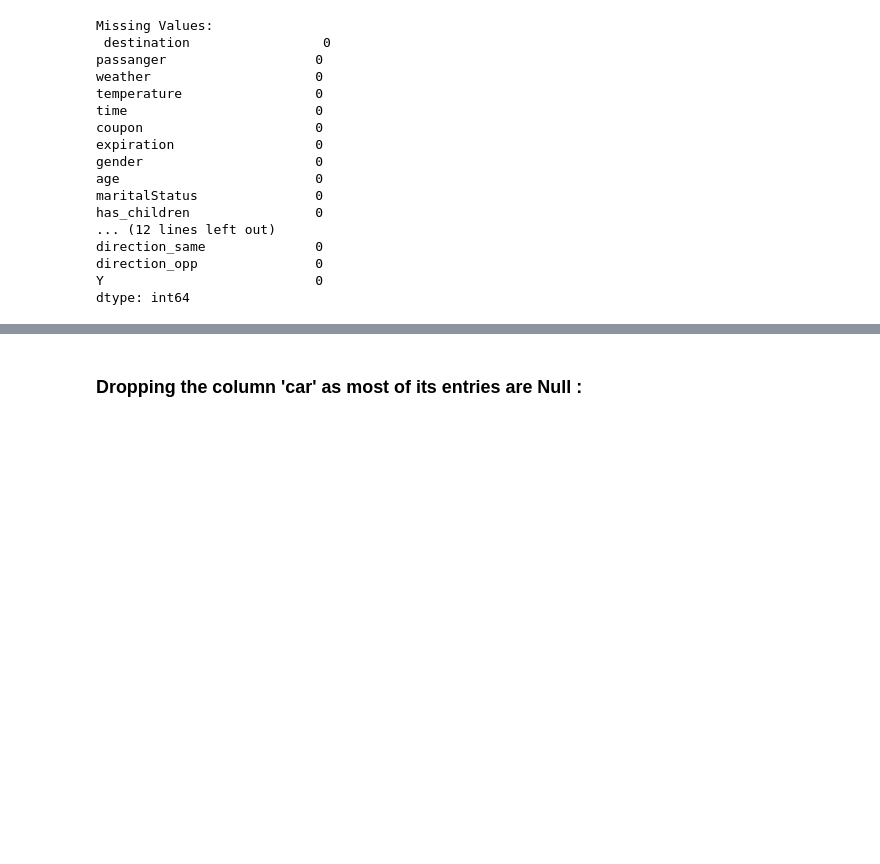
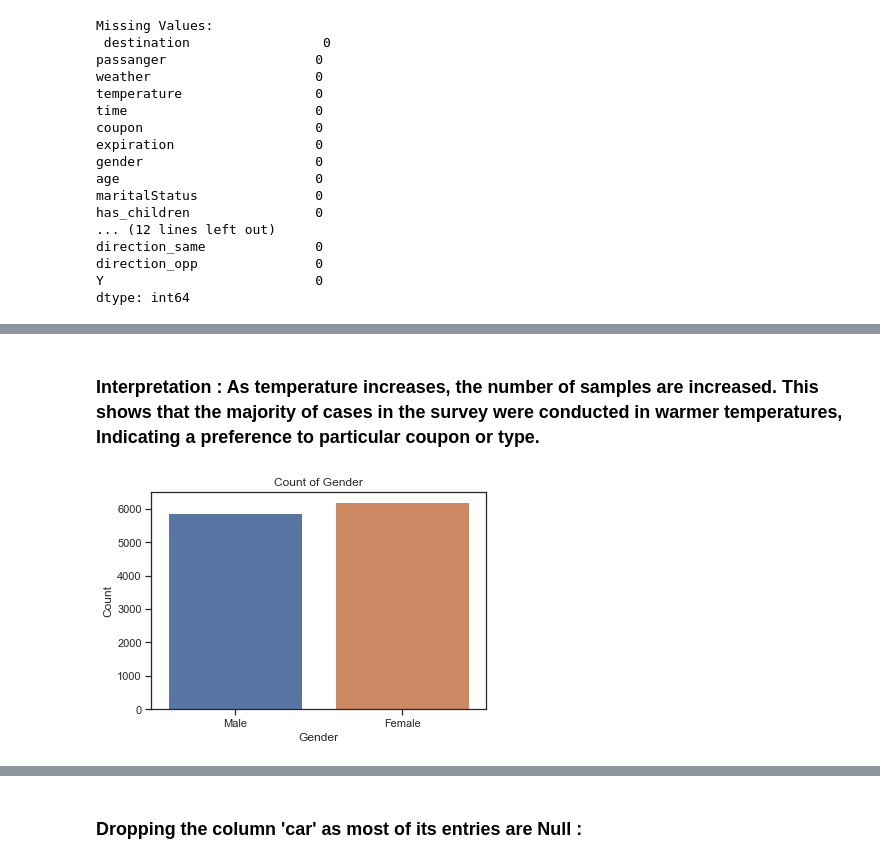
Before and after one commit to DATA-606-2023-FALL-MONDAY/Kasuganti_Saathyak, a Jupyter notebook: src/WIP_notebook.ipynb, the cells around one changed output, grey strips where cells are left out. Cells and saved outputs as stored; diff of their text form; code cells hidden in the pictures; blank space fills up the shorter version.

```diff
--- a/src/WIP_notebook.ipynb
+++ b/src/WIP_notebook.ipynb
@@ -59,0 +106,10 @@ dtype: int64
+# %% [markdown]
+###  Interpretation : As temperature increases, the number of samples are increased. This shows that the majority of cases in the survey were conducted in warmer temperatures, Indicating a preference to particular coupon or type.
+# %%
+sns.countplot(data=df, x='gender')
+plt.title('Count of Gender')
+plt.xlabel('Gender')
+plt.ylabel('Count')
+plt.show()
+# %% [output]
+[figure, added]
```
Also changed, not shown: parts of 26 cells of this notebook.
